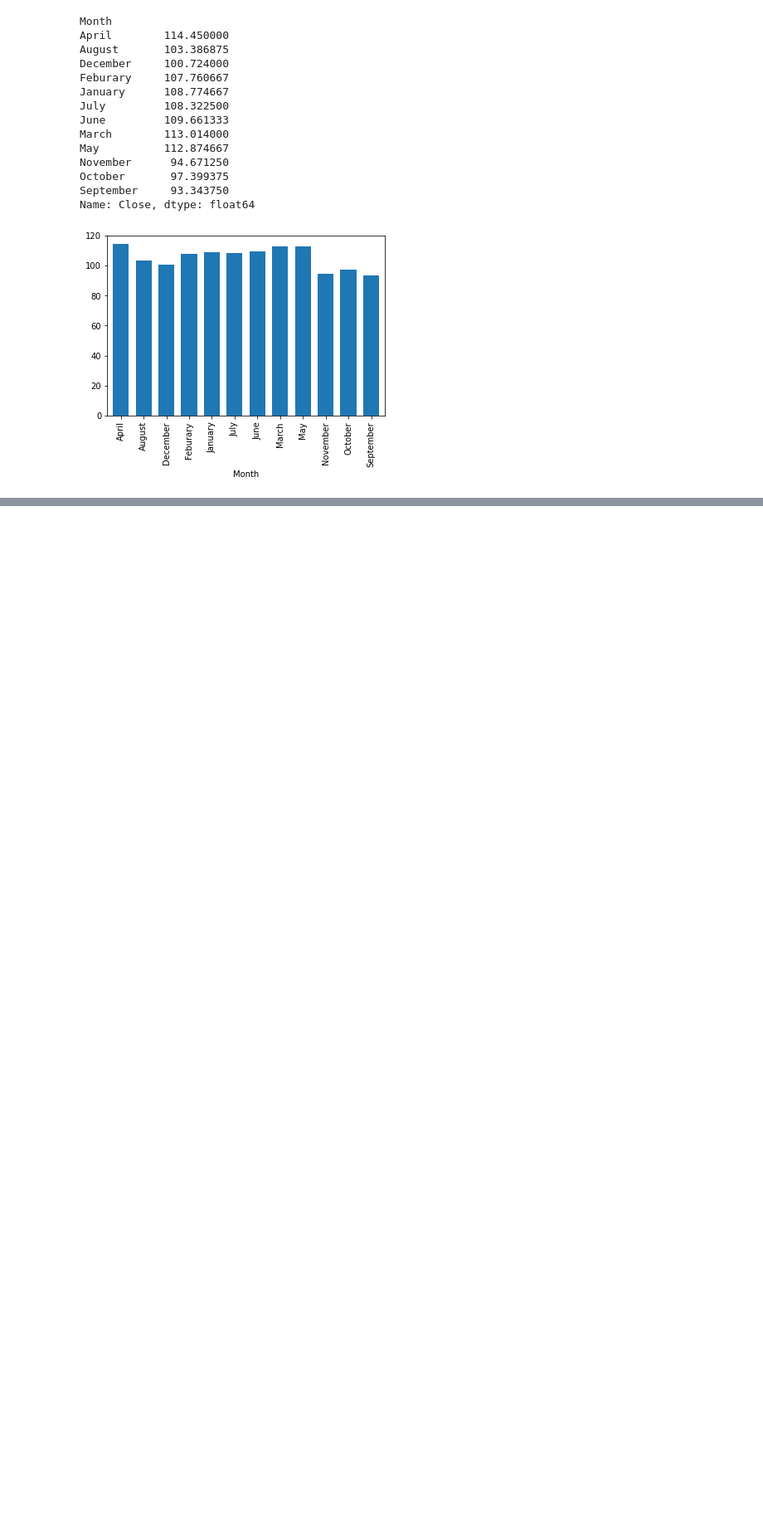
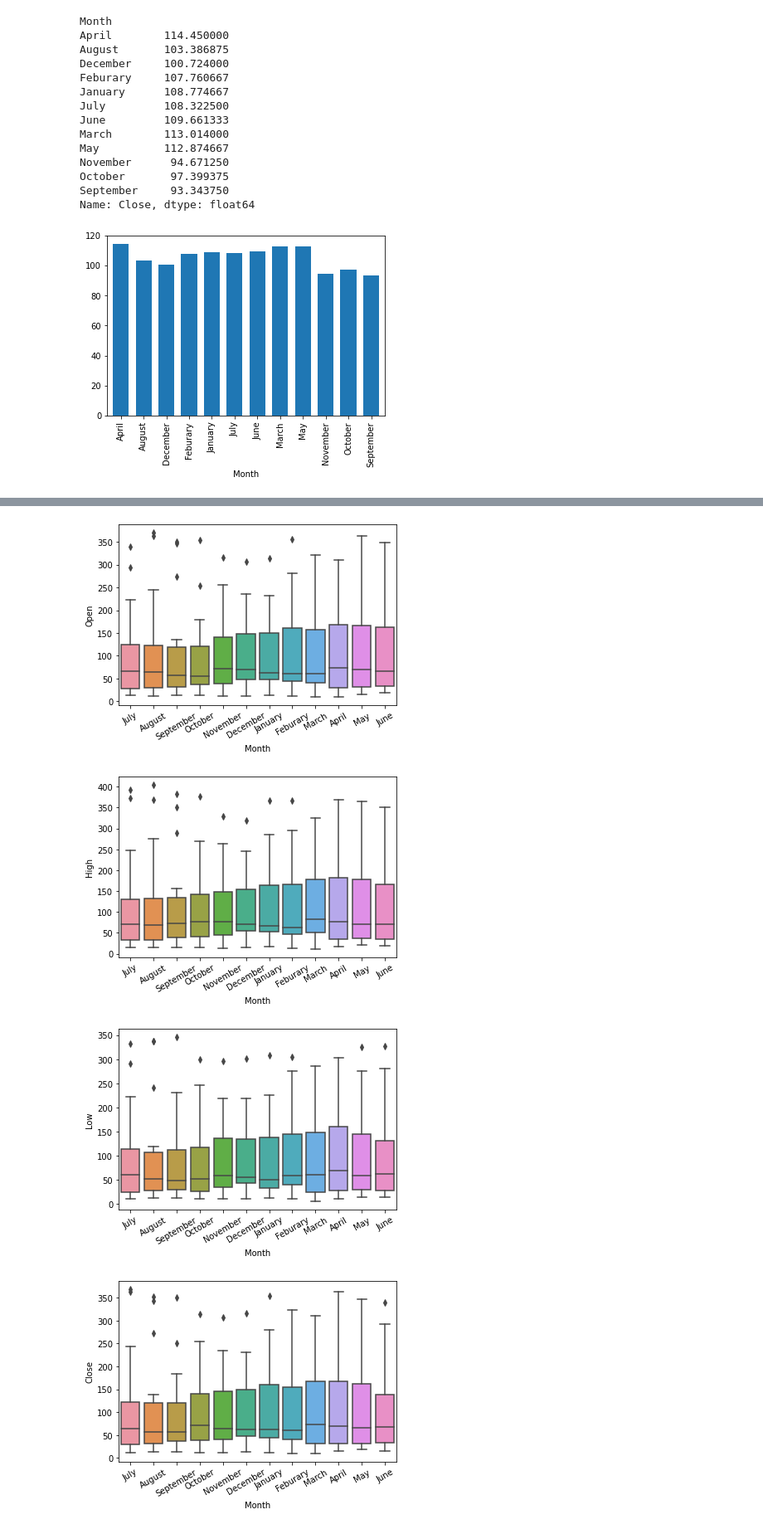
Before and after one commit to ekanshsinghrathore/Yes-Bank-Stock-Closing-Price-Prediction, a Jupyter notebook: Yes_Bank_Stock_Closing_Price_Prediction.ipynb, the cells around one changed output, grey strips where cells are left out. Shown at 83% size. Cells and saved outputs as stored; diff of their text form; code cells hidden in the pictures; blank space fills up the shorter version.

```diff
--- a/Yes_Bank_Stock_Closing_Price_Prediction.ipynb
+++ b/Yes_Bank_Stock_Closing_Price_Prediction.ipynb
@@ -157,0 +167,11 @@ plt.show()
+# %%
+df_column_list=['Open','High','Low','Close']
+for a in df_column_list:
+  open_box_plot=sns.boxplot(x ='Month', y =a, data = df)
+  open_box_plot.set_xticklabels(open_box_plot.get_xticklabels(),rotation=30)
+  plt.show()
+# %% [output]
+[figure, added]
+[figure, added]
+[figure, added]
+[figure, added]
```
Also changed, not shown: parts of 1 cell of this notebook.
